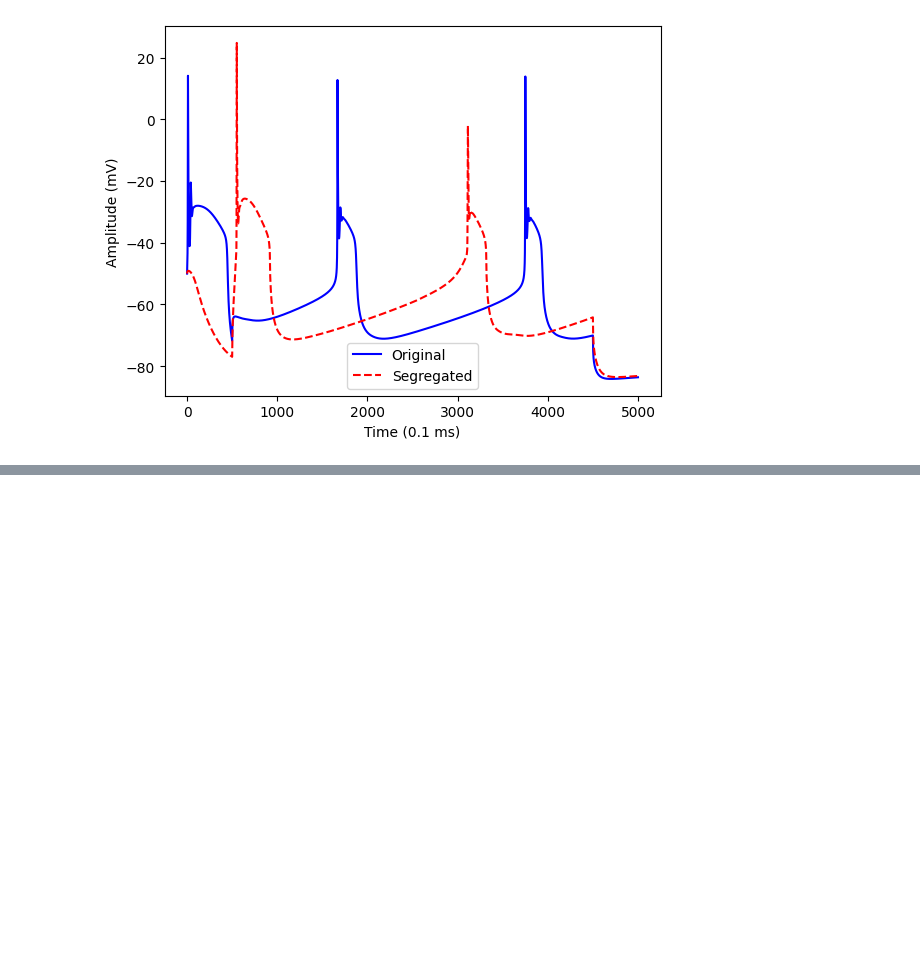
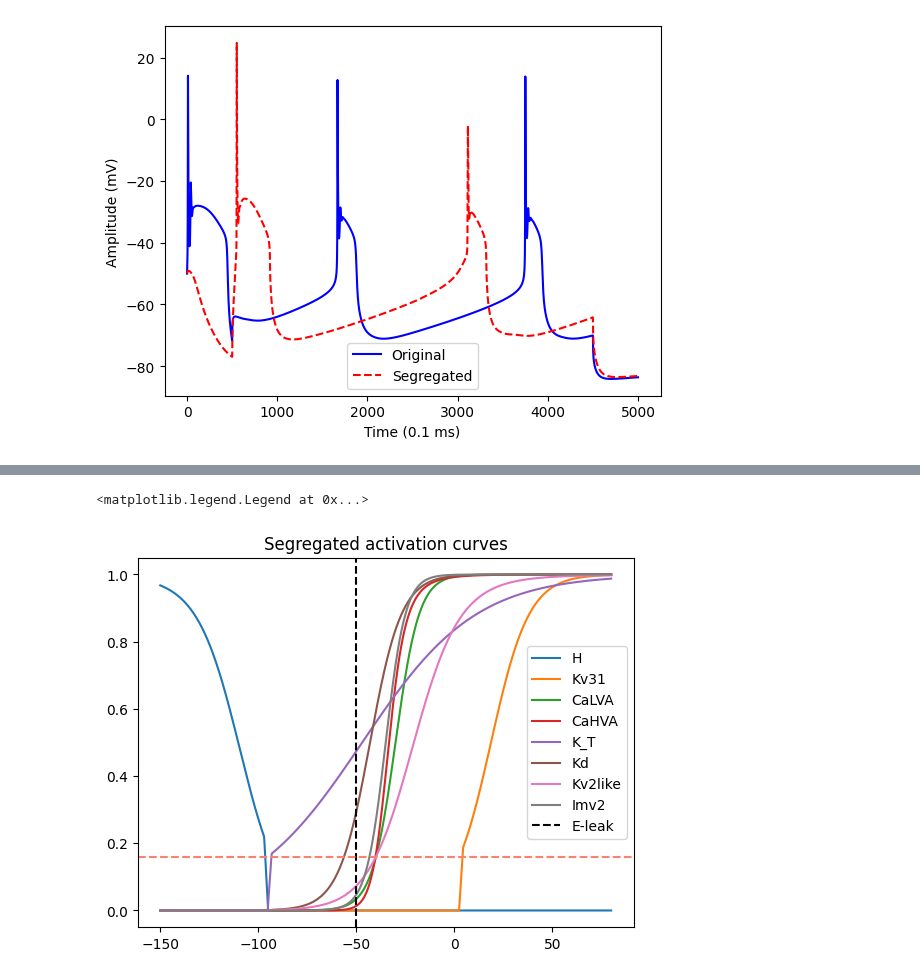
Before and after one commit to V-Marco/ACT, a Jupyter notebook: segregation.ipynb, the cells around one changed output, grey strips where cells are left out. Drawn from its saved outputs; the diff is of its cells as text; code cells hidden in the pictures; blank space fills up the shorter version.

```diff
--- a/segregation.ipynb
+++ b/segregation.ipynb
@@ -544,0 +605,5 @@ Modules:
+# %%
+segregator = ACTSegregator()
+segregated_spiking = segregator.segregate(v, [Kv31(v)])
+segregated_bursting = segregator.segregate(v, [CaLVA(v), CaHVA(v), K_T(v), Kd(v), Kv2like(v), Imv2(v)])
+segregated_passive = segregator.segregate(v, [H(v)], p_cutoff = 0.19, on_the_right = False)
@@ -544,0 +628,17 @@ Modules:
+# %%
+for ac, ac_name in zip(segregated_passive, ["H"]):
+    plt.plot(v, ac, label = ac_name)
+
+for ac, ac_name in zip(segregated_spiking, ["Kv31"]):
+    plt.plot(v, ac, label = ac_name)
+
+for ac, ac_name in zip(segregated_bursting, ["CaLVA", "CaHVA", "K_T", "Kd", "Kv2like", "Imv2"]):
+    plt.plot(v, ac, label = ac_name)
+
+plt.title("Segregated activation curves")
+plt.axvline(-50, color = 'black', ls = '--', label = "E-leak")
+plt.axhline(0.16, color = 'salmon', ls = '--')
+plt.legend()
+# %% [output]
+<matplotlib.legend.Legend at 0x...>
+[figure, added]
```
Also changed, not shown: parts of 9 cells of this notebook, 43 other files.
